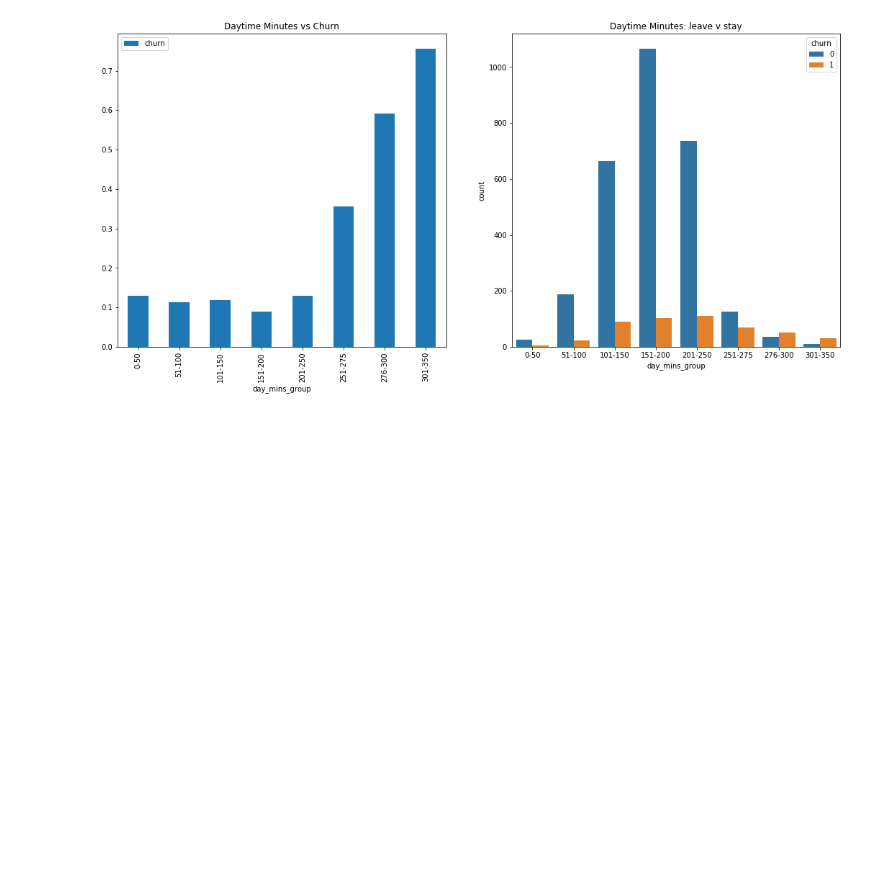
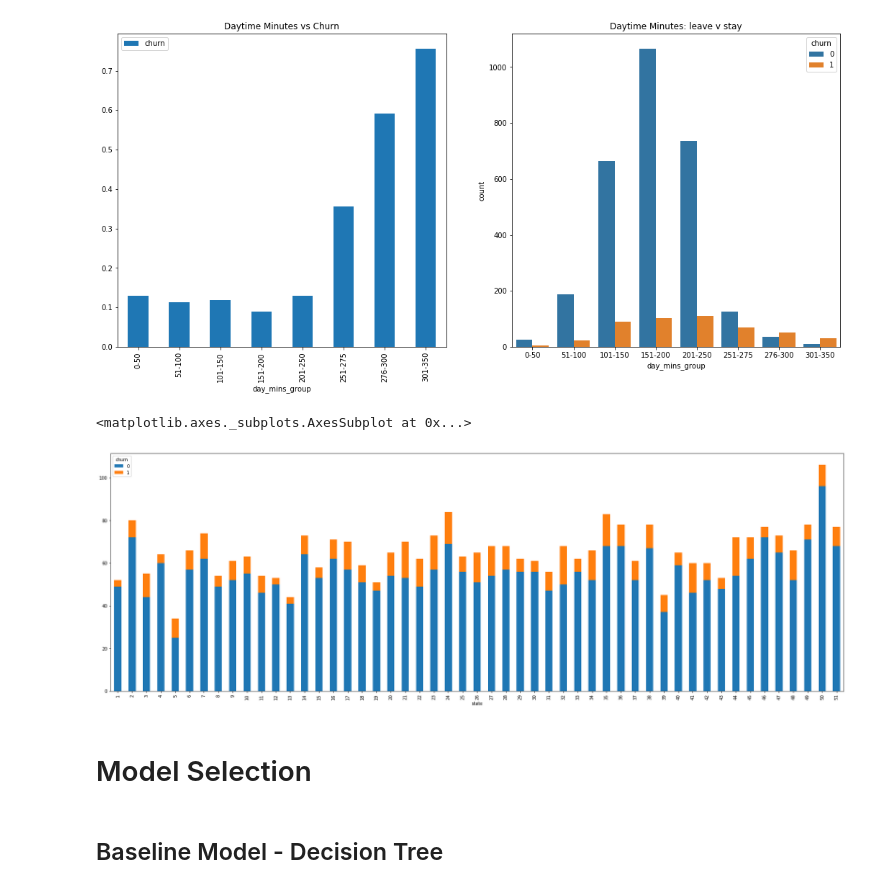
Before and after one commit to enzocordero/datasciencefinalproj, a Jupyter notebook: final proj.ipynb, the cells around one changed output. Cells and saved outputs as stored; diff of their text form; code cells hidden in the pictures; blank space fills up the shorter version.

```diff
--- a/final proj.ipynb
+++ b/final proj.ipynb
@@ -125,2 +166,11 @@ plt.show()
 # %% [output]
 [figure]
+# %%
+churn.groupby(["state", "churn"]).size().unstack().plot(kind='bar', stacked=True, figsize=(30,10))
+# %% [output]
+<matplotlib.axes._subplots.AxesSubplot at 0x...>
+[figure, added]
+# %% [markdown]
+# Model Selection
+# %% [markdown]
+## Baseline Model - Decision Tree
```
Also changed, not shown: parts of 28 cells of this notebook.
